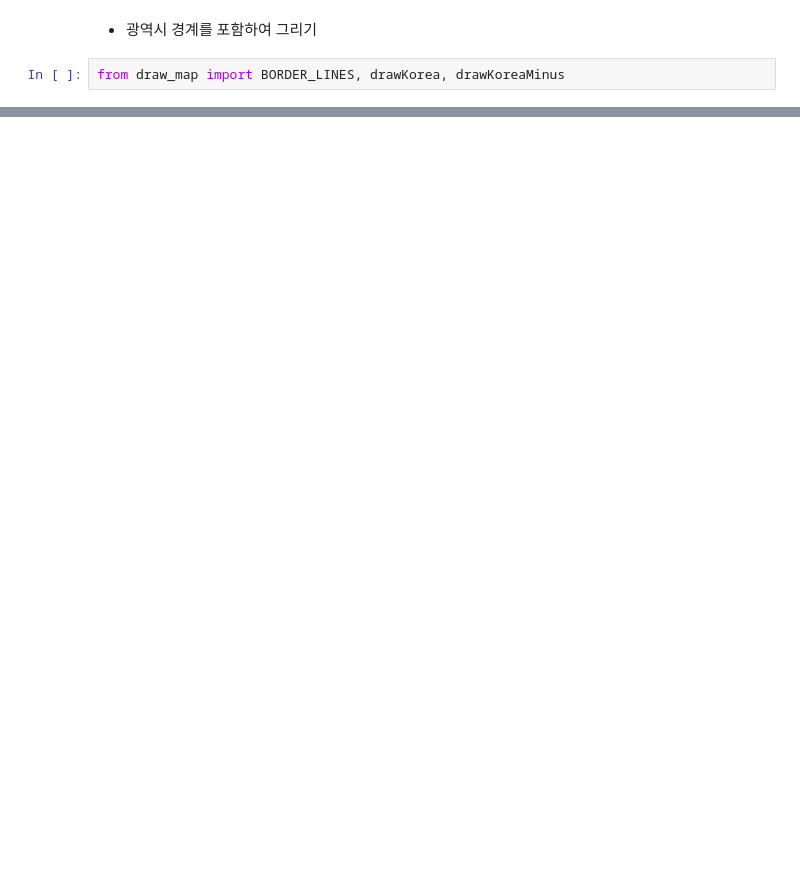
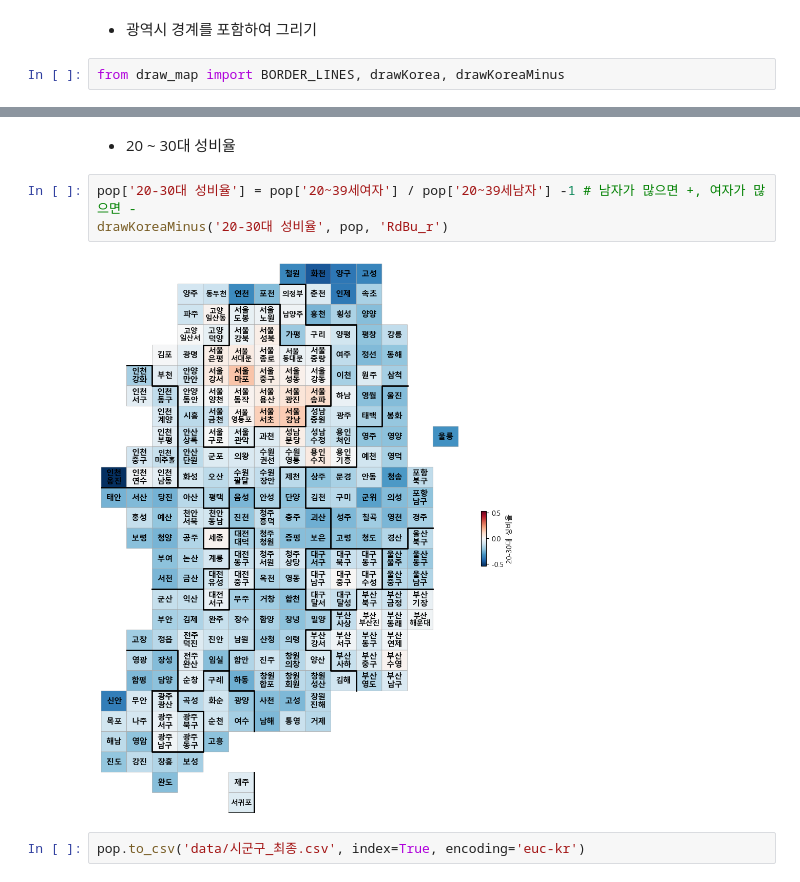
Before and after one commit to njy622/DataAnalysis-2023.09, a Jupyter notebook: 10.Catogram/03.인구소멸위기지역-시각화.ipynb, the cells around one changed output, grey strips where cells are left out. Saved outputs shown, nothing was run; the diff lists cells and outputs as text; blank space fills up the shorter version.

```diff
--- a/10.Catogram/03.인구소멸위기지역-시각화.ipynb
+++ b/10.Catogram/03.인구소멸위기지역-시각화.ipynb
@@ -124,0 +161,9 @@ KeyError: 'y'
+# %% [markdown]
+- 20 ~ 30대 성비율
+# %%
+pop['20-30대 성비율'] = pop['20~39세여자'] / pop['20~39세남자'] -1 # 남자가 많으면 +, 여자가 많으면 -
+drawKoreaMinus('20-30대 성비율', pop, 'RdBu_r')
+# %% [output]
+[figure, added]
+# %%
+pop.to_csv('data/시군구_최종.csv', index=True, encoding='euc-kr')
```
Also changed, not shown: parts of 11 cells of this notebook, 1 other file.
